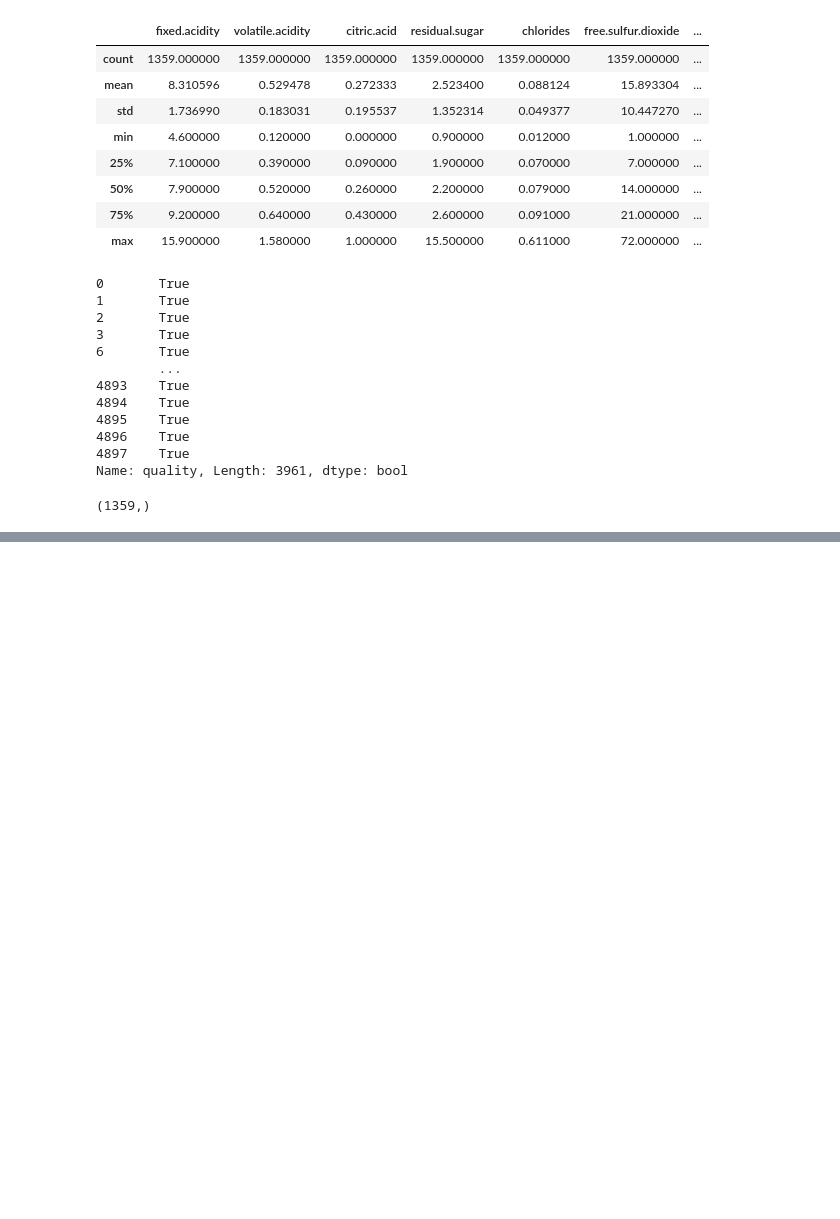
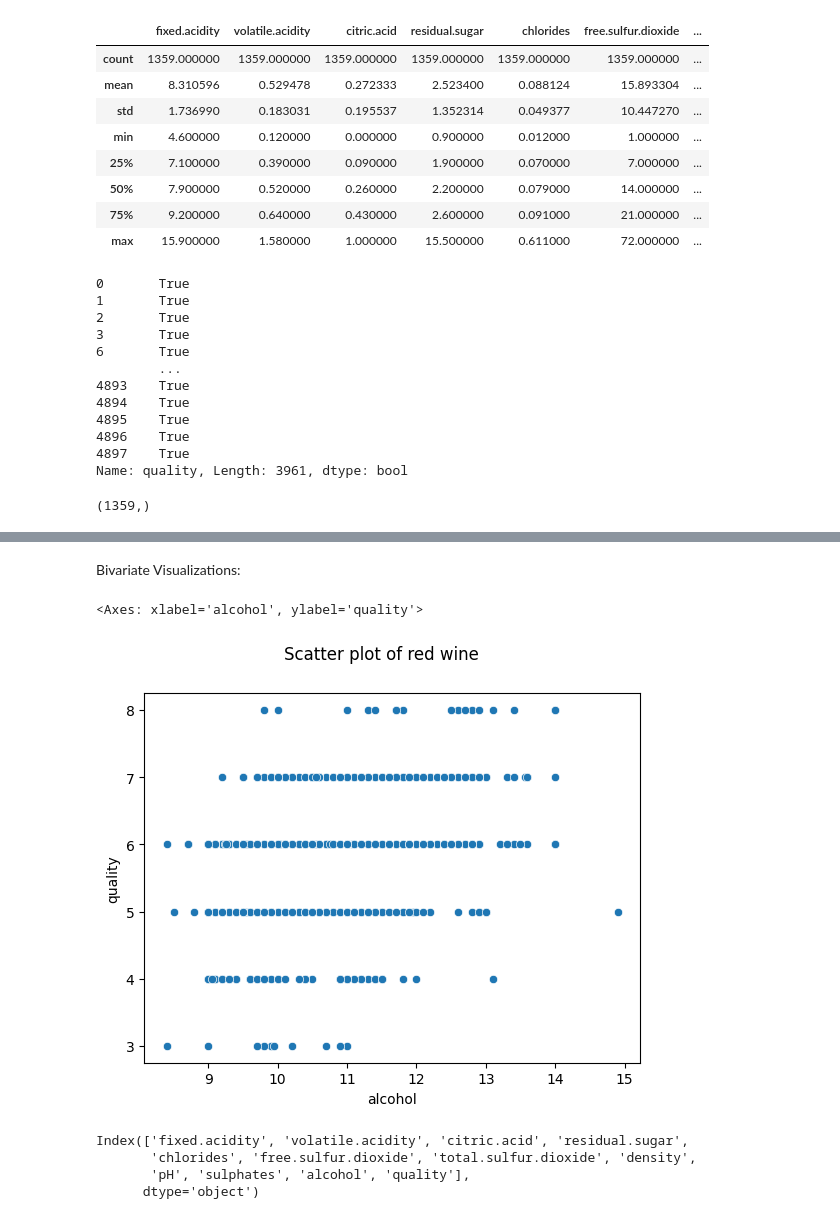
Before and after one commit to whoamisafal/wine_quality, a Jupyter notebook: main.ipynb, the cells around one changed output, grey strips where cells are left out. Cells and saved outputs as stored; diff of their text form; code cells hidden in the pictures; blank space fills up the shorter version.

```diff
--- a/main.ipynb
+++ b/main.ipynb
@@ -217,0 +244,16 @@ quanlity_in_range_red.shape
+# %% [markdown]
+Bivariate Visualizations:
+# %%
+# Scatter Plot:
+plt.suptitle("Scatter plot of red wine ")
+sns.scatterplot(red_wine_df,x='alcohol',y='quality')
+# %% [output]
+<Axes: xlabel='alcohol', ylabel='quality'>
+[figure, added]
+# %%
+red_wine_df.columns
+# %% [output]
+Index(['fixed.acidity', 'volatile.acidity', 'citric.acid', 'residual.sugar',
+       'chlorides', 'free.sulfur.dioxide', 'total.sulfur.dioxide', 'density',
+       'pH', 'sulphates', 'alcohol', 'quality'],
+      dtype='object')
```
Also changed, not shown: parts of 14 cells of this notebook.
